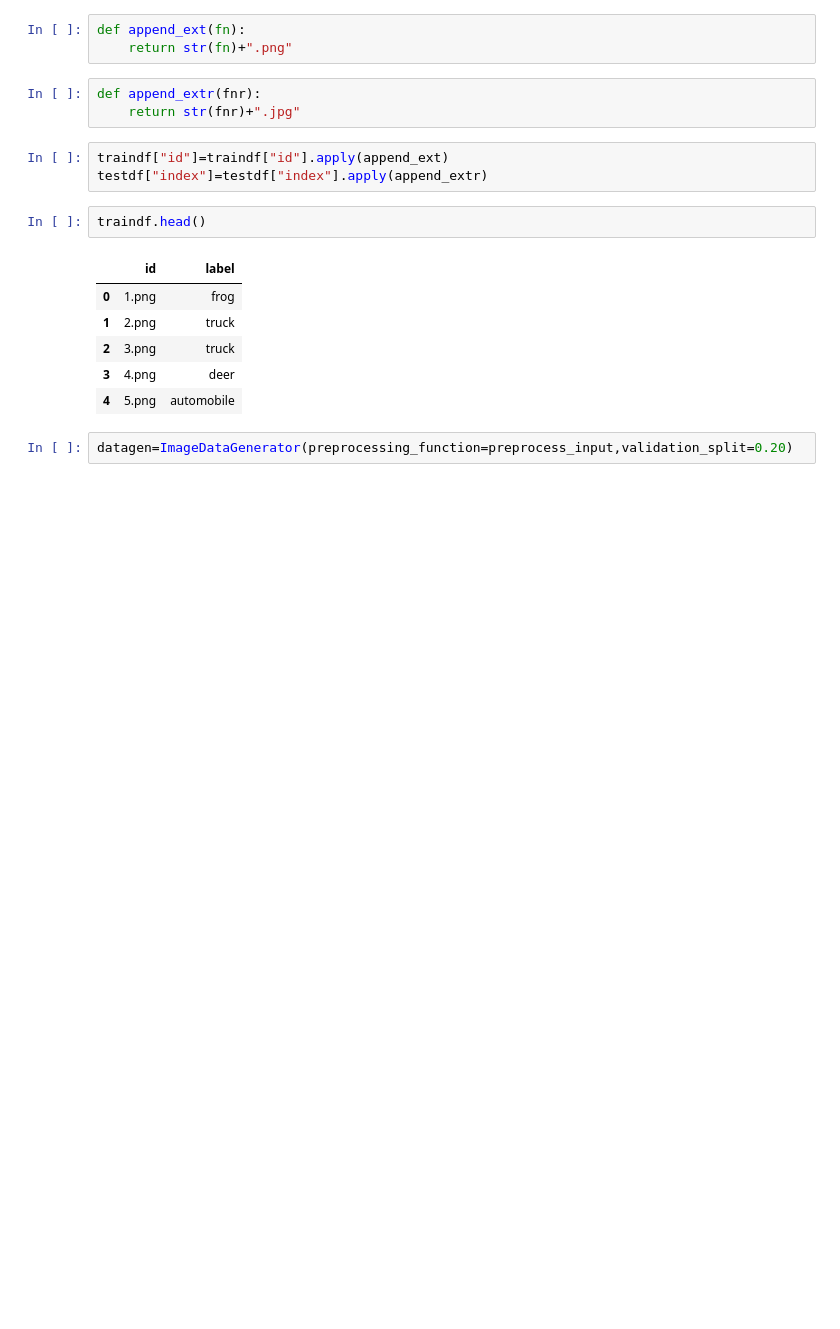
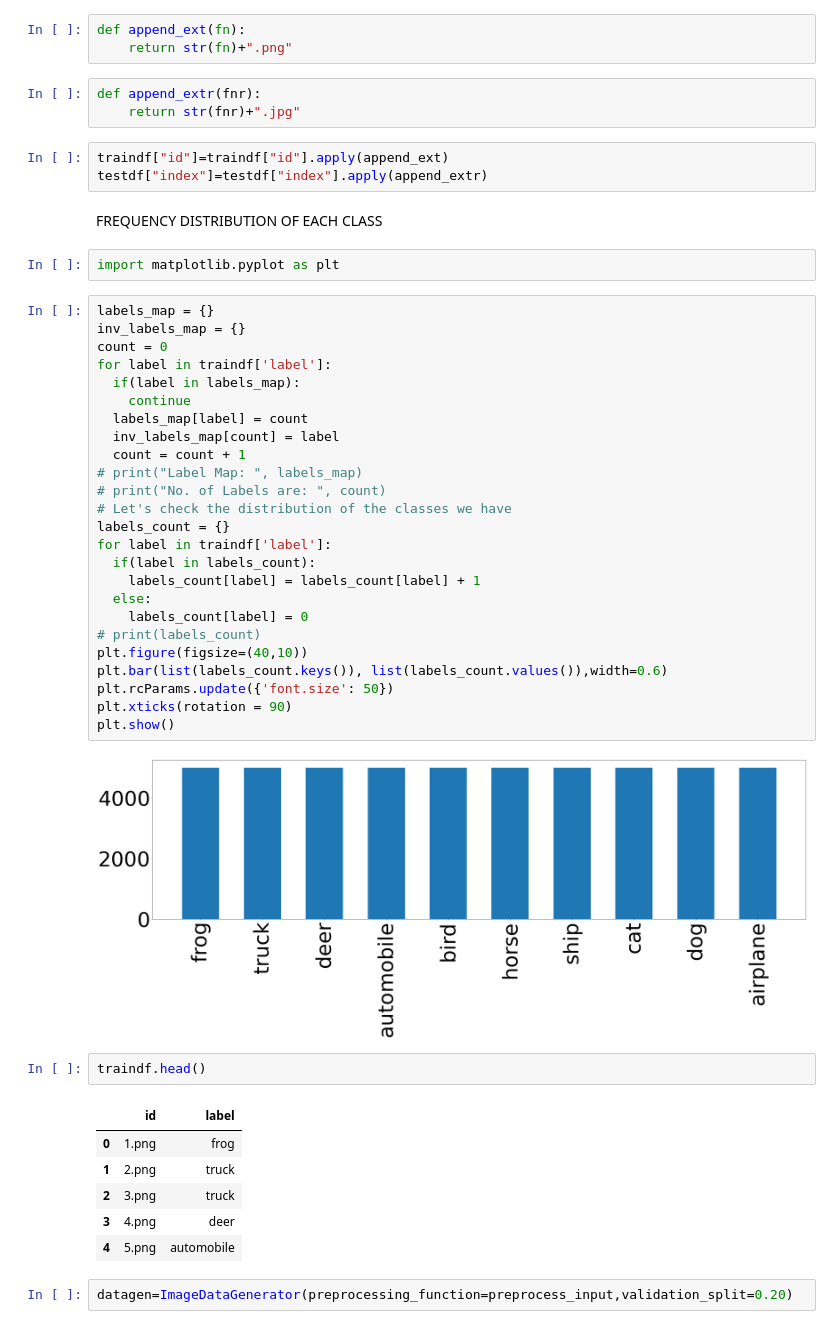
Before and after one commit to manish180/cnnimage1, a Jupyter notebook: cnnimagetf.ipynb, the cells around one changed output. Saved outputs shown, nothing was run; the diff lists cells and outputs as text; blank space fills up the shorter version.

```diff
--- a/cnnimagetf.ipynb
+++ b/cnnimagetf.ipynb
@@ -58,6 +60,37 @@ def append_extr(fnr):
 # %%
 traindf["id"]=traindf["id"].apply(append_ext)
 testdf["index"]=testdf["index"].apply(append_extr)
+# %% [markdown]
+FREQUENCY DISTRIBUTION OF EACH CLASS
+# %%
+import matplotlib.pyplot as plt
+# %%
+labels_map = {}
+inv_labels_map = {}
+count = 0
+for label in traindf['label']:
+  if(label in labels_map):
+    continue
+  labels_map[label] = count
+  inv_labels_map[count] = label
+  count = count + 1
+# print("Label Map: ", labels_map)
+# print("No. of Labels are: ", count)
+# Let's check the distribution of the classes we have
+labels_count = {}
+for label in traindf['label']:
+  if(label in labels_count):
+    labels_count[label] = labels_count[label] + 1
+  else:
+    labels_count[label] = 0
+# print(labels_count)
+plt.figure(figsize=(40,10))
+plt.bar(list(labels_count.keys()), list(labels_count.values()),width=0.6)
+plt.rcParams.update({'font.size': 50})
+plt.xticks(rotation = 90)
+plt.show()
+# %% [output]
+[figure, added]
 # %%
 traindf.head()
 # %% [output]
```
Also changed, not shown: parts of 8 cells of this notebook.
